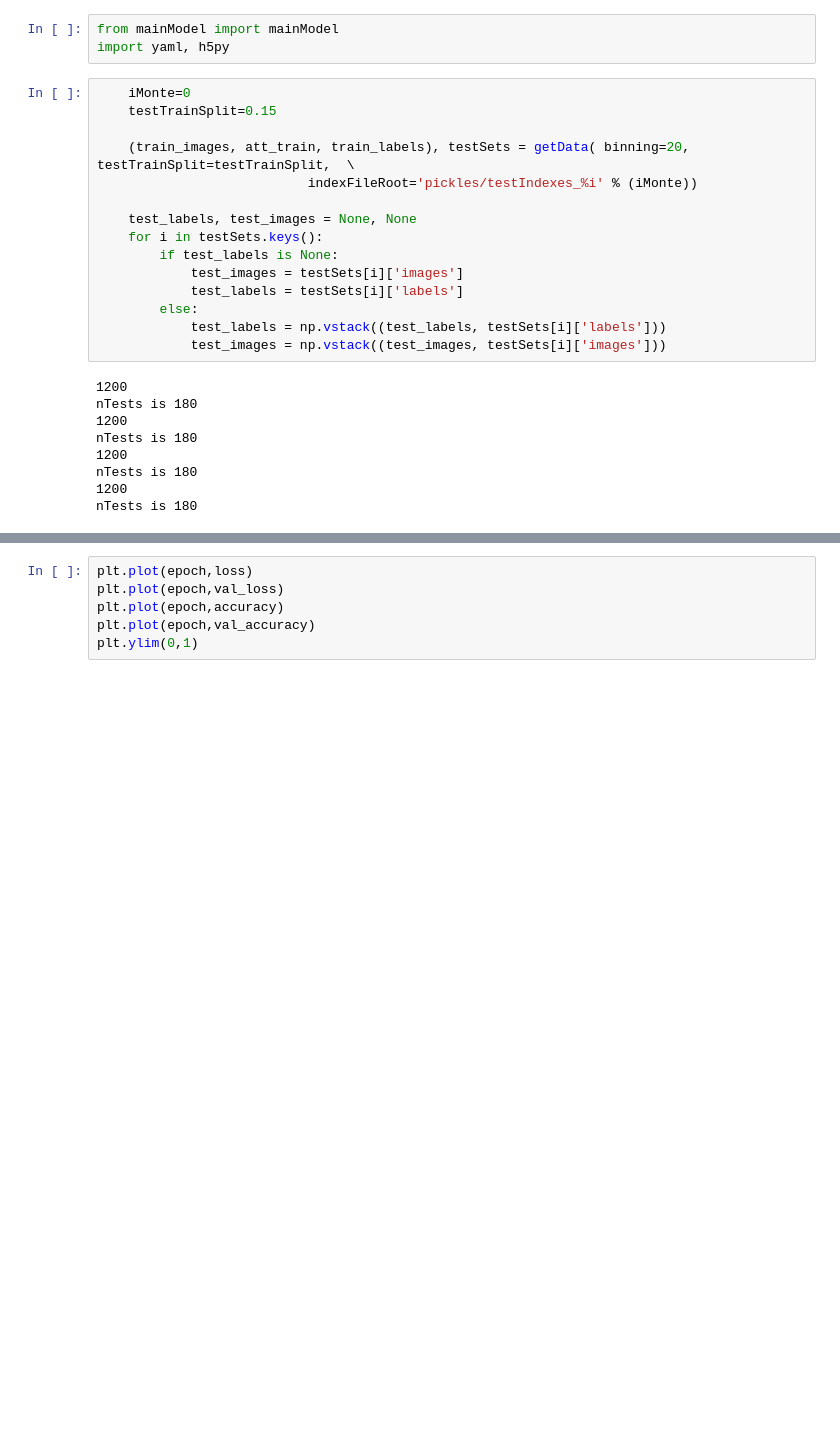
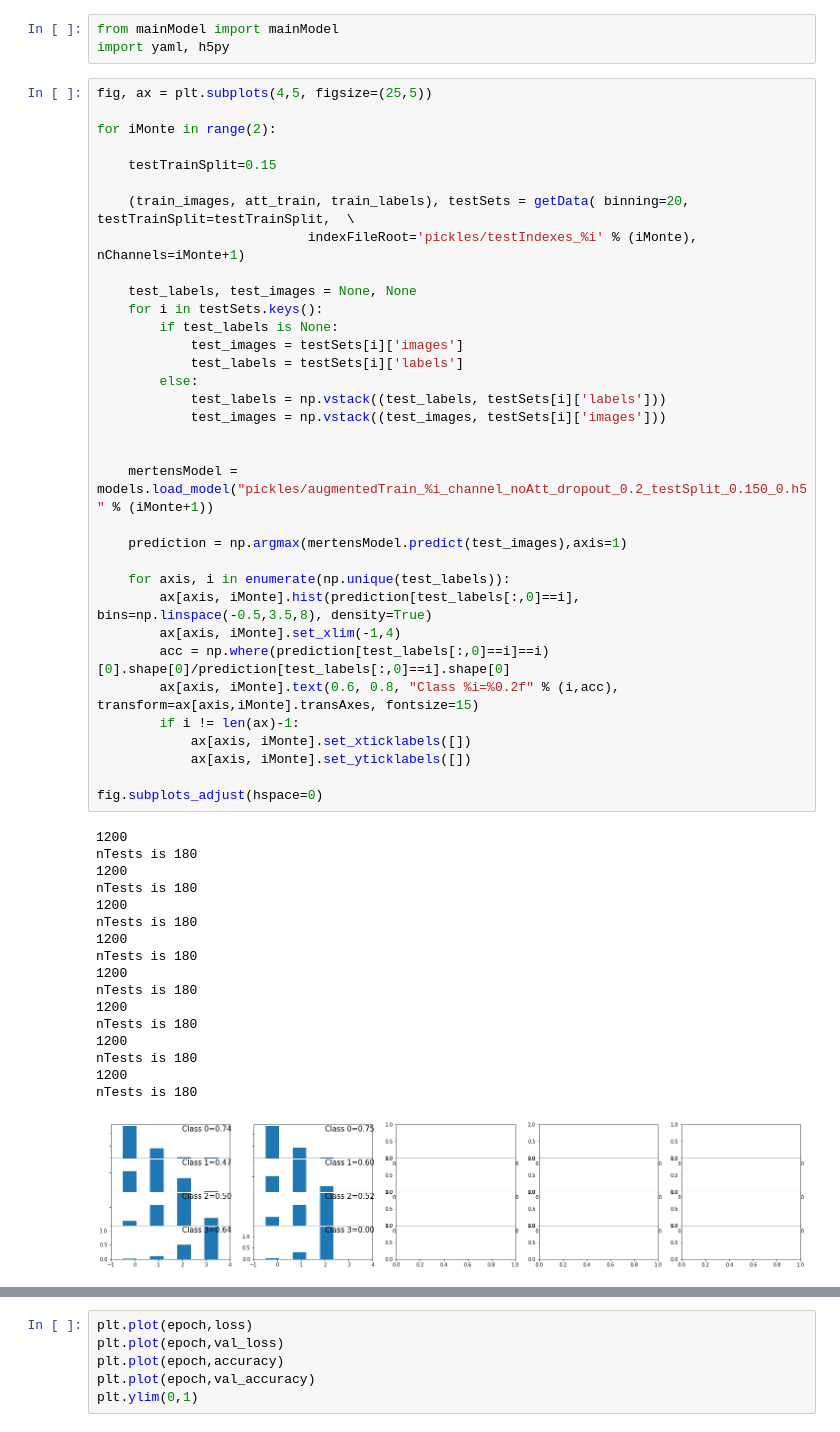
Before and after one commit to davidharvey1986/darkCNN, a Jupyter notebook: src/testModel.ipynb, the cells around one changed output, grey strips where cells are left out. Cells and saved outputs as stored; diff of their text form; blank space fills up the shorter version.

```diff
--- a/src/testModel.ipynb
+++ b/src/testModel.ipynb
@@ -9,26 +11,54 @@ from augmentData import augmentData
 from mainModel import mainModel
 import yaml, h5py
 # %%
-    iMonte=0
+fig, ax = plt.subplots(4,5, figsize=(25,5))
+
+for iMonte in range(2):
+
     testTrainSplit=0.15
 
     (train_images, att_train, train_labels), testSets = getData( binning=20, testTrainSplit=testTrainSplit,  \
-                           indexFileRoot='pickles/testIndexes_%i' % (iMonte))
+                           indexFileRoot='pickles/testIndexes_%i' % (iMonte), nChannels=iMonte+1)
 
     test_labels, test_images = None, None
     for i in testSets.keys():
         if test_labels is None:
             test_images = testSets[i]['images']
             test_labels = testSets[i]['labels']
         else:
             test_labels = np.vstack((test_labels, testSets[i]['labels']))
             test_images = np.vstack((test_images, testSets[i]['images']))
+
+
+    mertensModel = models.load_model("pickles/augmentedTrain_%i_channel_noAtt_dropout_0.2_testSplit_0.150_0.h5" % (iMonte+1))
+
+    prediction = np.argmax(mertensModel.predict(test_images),axis=1)
+
+    for axis, i in enumerate(np.unique(test_labels)):
+        ax[axis, iMonte].hist(prediction[test_labels[:,0]==i], bins=np.linspace(-0.5,3.5,8), density=True)
+        ax[axis, iMonte].set_xlim(-1,4)
+        acc = np.where(prediction[test_labels[:,0]==i]==i)[0].shape[0]/prediction[test_labels[:,0]==i].shape[0]
+        ax[axis, iMonte].text(0.6, 0.8, "Class %i=%0.2f" % (i,acc), transform=ax[axis,iMonte].transAxes, fontsize=15)
+        if i != len(ax)-1:
+            ax[axis, iMonte].set_xticklabels([])
+            ax[axis, iMonte].set_yticklabels([])
+
+fig.subplots_adjust(hspace=0)
 # %% [output]
 1200
 nTests is 180
 1200
 nTests is 180
 1200
 nTests is 180
 1200
 nTests is 180
+1200
+nTests is 180
+1200
+nTests is 180
+1200
+nTests is 180
+1200
+nTests is 180
+[figure, added]
```
Also changed, not shown: parts of 7 cells of this notebook, 8 other files.
